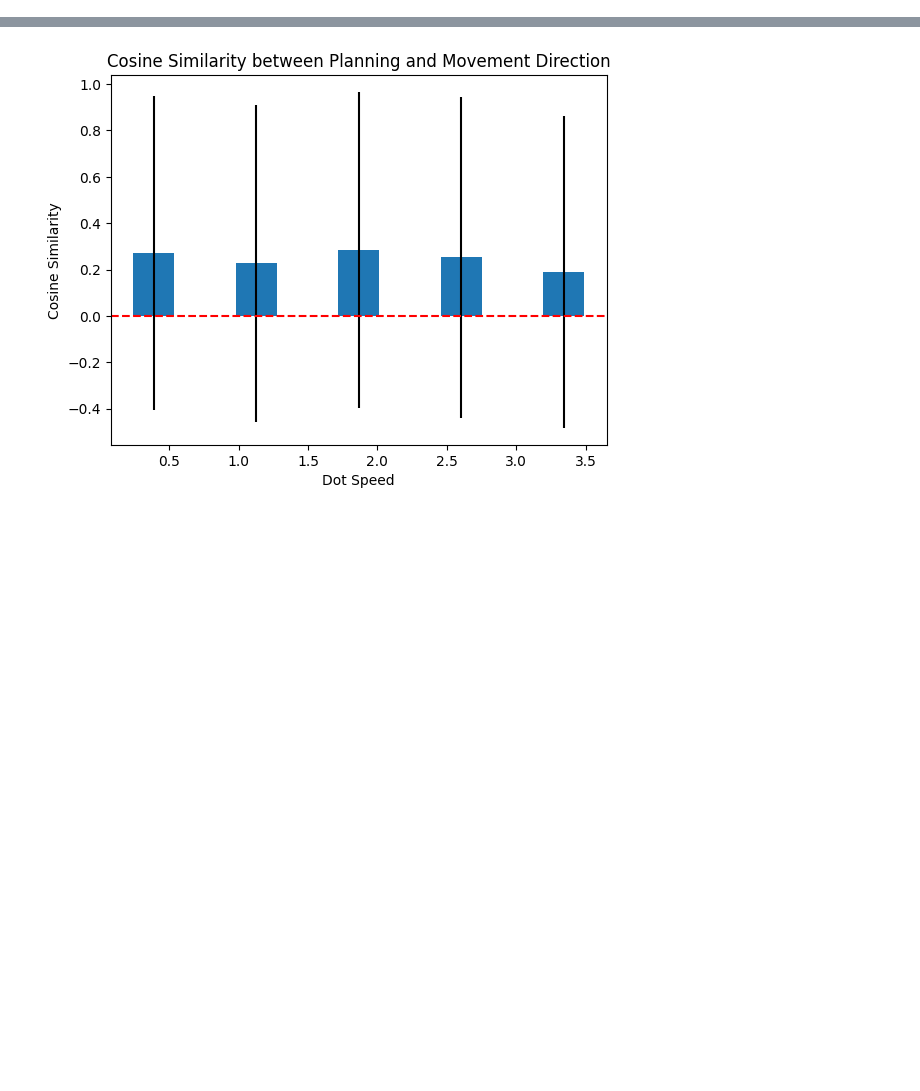
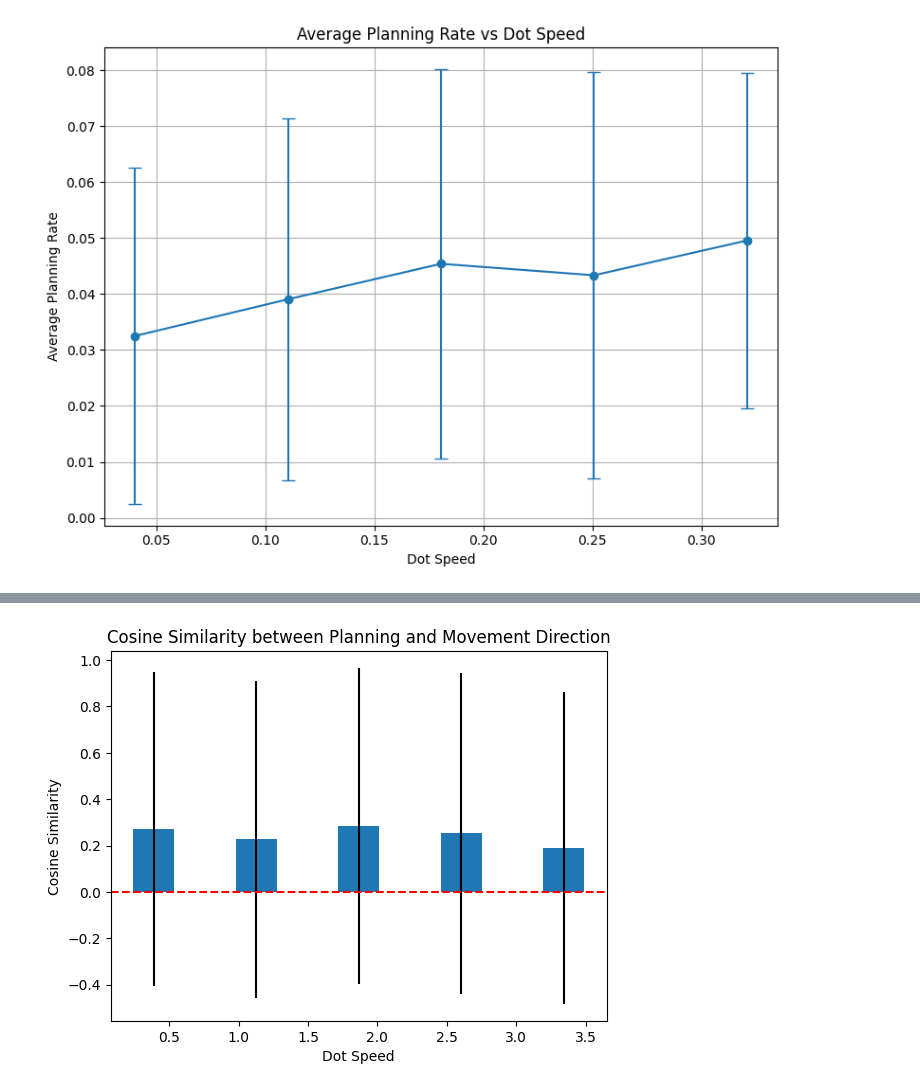
Before and after one commit to lukerj00/meta_rl_ego_sim, a Jupyter notebook: sc_project/olpg_analysis.ipynb, the cells around one changed output, grey strips where cells are left out. Cells and saved outputs as stored; diff of their text form; code cells hidden in the pictures; blank space fills up the shorter version.

```diff
--- a/sc_project/olpg_analysis.ipynb
+++ b/sc_project/olpg_analysis.ipynb
@@ -74,0 +621,45 @@ plan_desc= [657 405 855 466 140 858 789 598 528 484]
+# %%
+# avg planning rate vs dot speed
+
+%matplotlib inline
+
+dot_positions = dot_arr[:,:,:]
+decisions = sample_arr[:,:]
+sbins = 5
+
+# Assume dot_positions has shape [1000, 121, 2]
+# Assume decisions has shape [1000, 120]
+
+# Calculate dot speeds
+dot_diffs = np.diff(dot_positions, axis=1)  # Shape: [1000, 120, 2]
+dot_speeds = np.linalg.norm(dot_diffs, axis=2)  # Shape: [1000, 120]
+mean_dot_speeds = np.mean(dot_speeds, axis=1)  # Shape: [1000]
+
+# Calculate planning rates
+planning_rates = np.mean(decisions, axis=1)  # Shape: [1000]
+
+# Define speed bins
+speed_bins = np.linspace(np.min(mean_dot_speeds), np.max(mean_dot_speeds), num=sbins +1)
+speed_bin_centers = (speed_bins[:-1] + speed_bins[1:]) / 2
+
+# For each speed bin, calculate mean and std of planning rates
+mean_rates = []
+std_rates = []
+
+for i in range(len(speed_bins) - 1):
+    mask = (mean_dot_speeds >= speed_bins[i]) & (mean_dot_speeds < speed_bins[i + 1])
+    rates_in_bin = planning_rates[mask]
+    mean_rates.append(np.mean(rates_in_bin))
+    std_rates.append(np.std(rates_in_bin))
+
+# Plotting
+plt.figure(figsize=(8, 6))
+plt.errorbar(speed_bin_centers, mean_rates, yerr=std_rates, fmt='o-', capsize=5)
+plt.xlabel('Dot Speed')
+plt.ylabel('Average Planning Rate')
+plt.title('Average Planning Rate vs Dot Speed')
+plt.grid(True)
+plt.tight_layout()
+plt.show()
+# %% [output]
+[figure, added]
```
Also changed, not shown: parts of 26 cells of this notebook, 1 other file.
